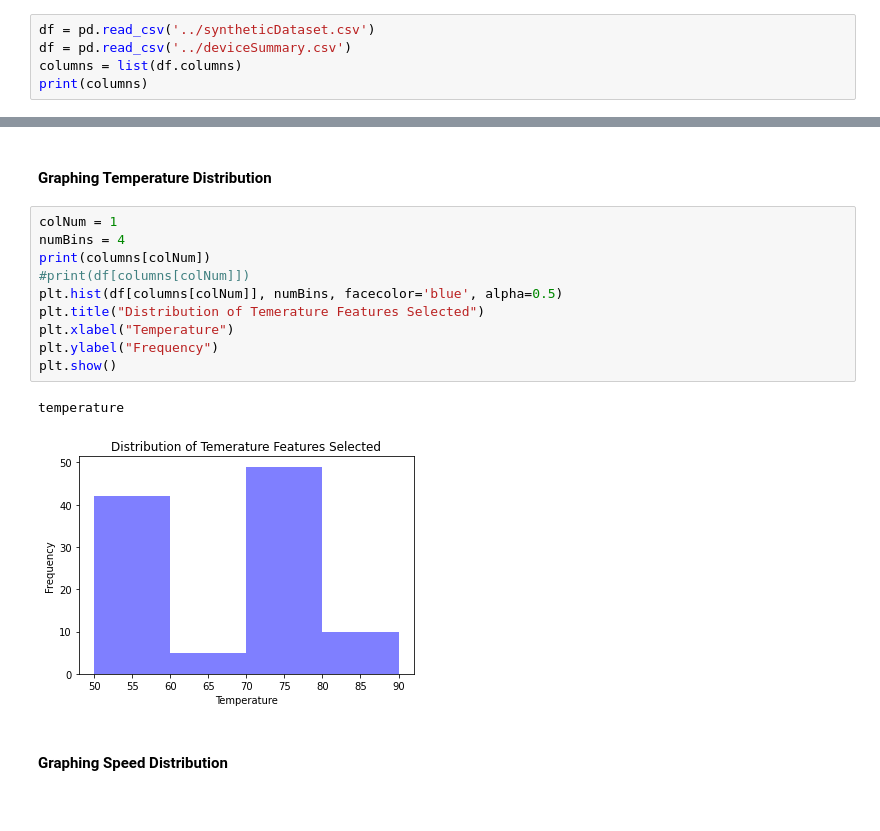
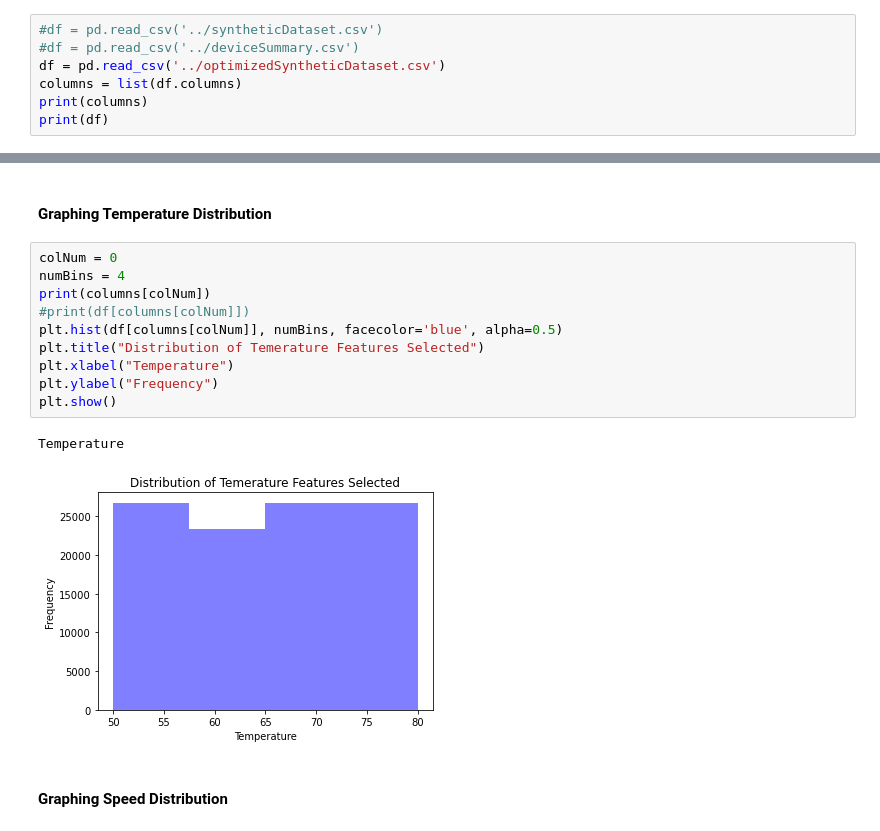
Before and after one commit to Data-Driven-Materials-Science/solarCells, a Jupyter notebook: Analysis/solarCell-DataAnalysis.ipynb, the cells around one changed output, grey strips where cells are left out. Saved outputs shown, nothing was run; the diff lists cells and outputs as text.

```diff
--- a/Analysis/solarCell-DataAnalysis.ipynb
+++ b/Analysis/solarCell-DataAnalysis.ipynb
@@ -13,8 +13,10 @@ from sklearn.preprocessing import LabelEncoder
 # %% [markdown]
 #### Reading Data in
 # %%
-df = pd.read_csv('../syntheticDataset.csv')
-df = pd.read_csv('../deviceSummary.csv')
+#df = pd.read_csv('../syntheticDataset.csv')
+#df = pd.read_csv('../deviceSummary.csv')
+df = pd.read_csv('../optimizedSyntheticDataset.csv')
 columns = list(df.columns)
 print(columns)
+print(df)
 # %% [output]
@@ -22,18 +38,18 @@ print(columns)
 # %% [markdown]
 #### Graphing Temperature Distribution
 # %%
-colNum = 1
+colNum = 0
 numBins = 4
 print(columns[colNum])
 #print(df[columns[colNum]])
 plt.hist(df[columns[colNum]], numBins, facecolor='blue', alpha=0.5)
 plt.title("Distribution of Temerature Features Selected")
 plt.xlabel("Temperature")
 plt.ylabel("Frequency")
 plt.show()
 # %% [output]
-temperature
+Temperature
-[figure, old version]
+[figure, new version]
 # %% [markdown]
 #### Graphing Speed Distribution
 # %%
```
Also changed, not shown: parts of 4 cells of this notebook, 3 other files.
